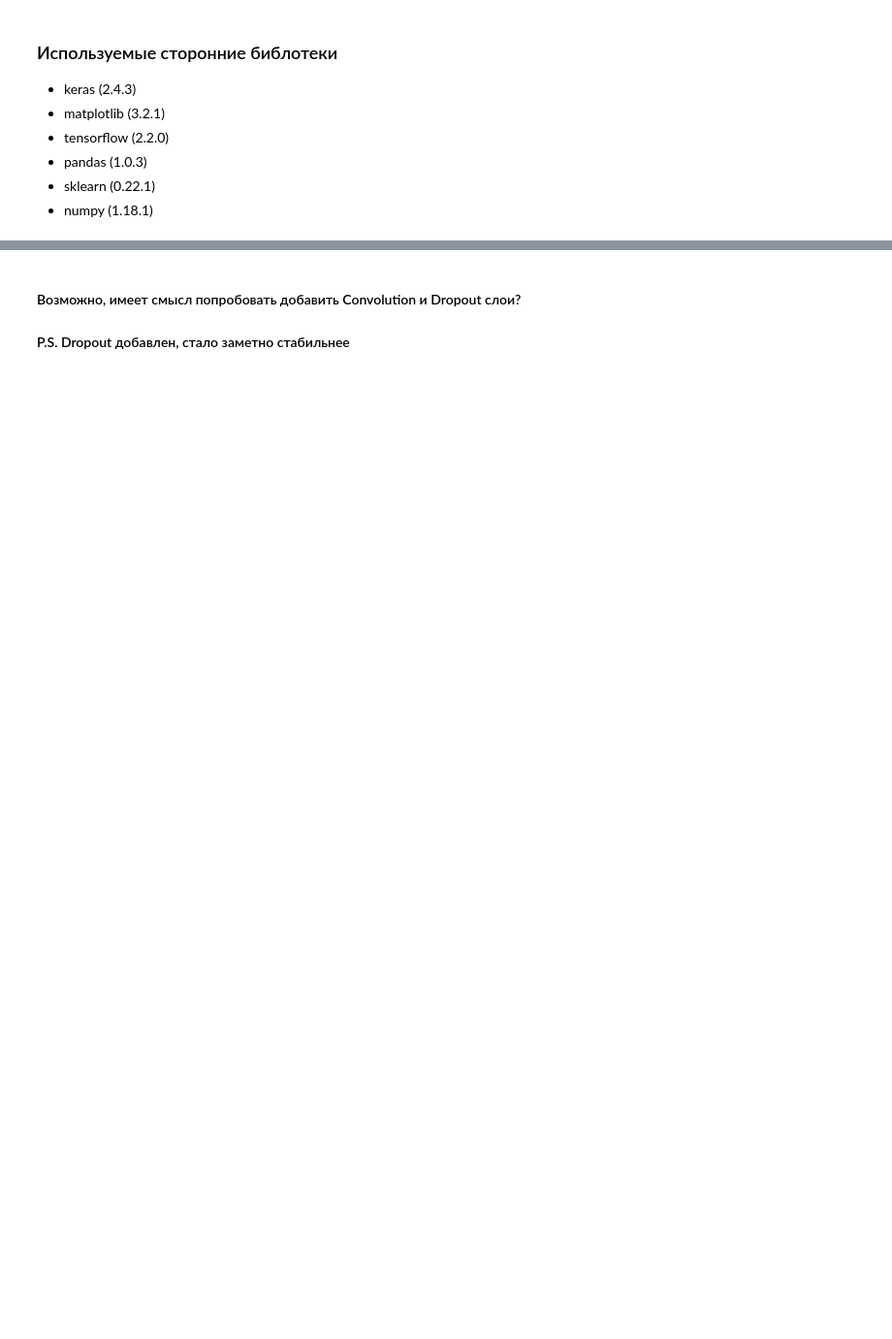
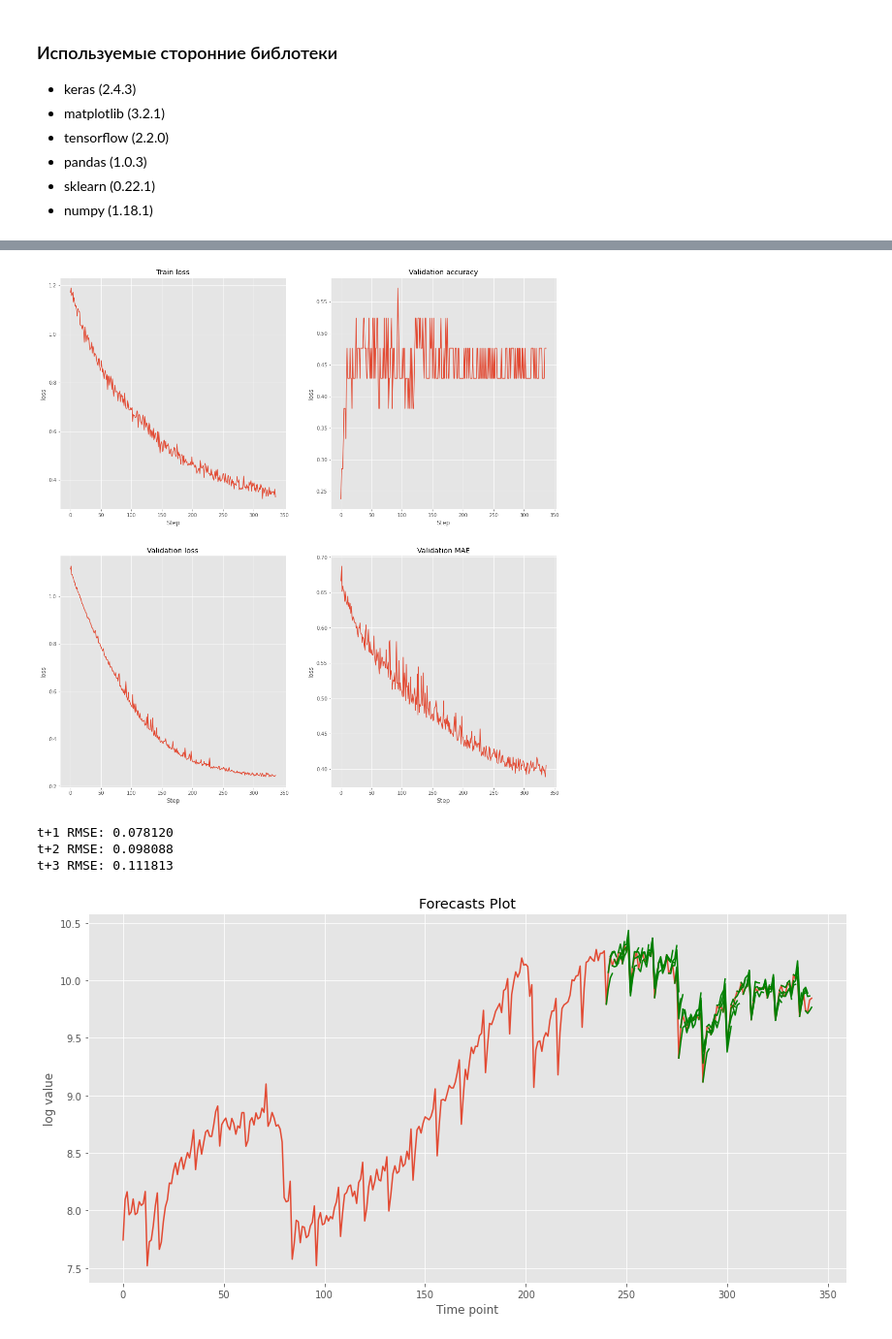
Before and after one commit to kniazieva/RNN, a Jupyter notebook: LTSM_test.ipynb, the cells around one changed output, grey strips where cells are left out. Shown: that part at 97% size. Saved outputs shown, nothing was run; the diff lists cells and outputs as text; code cells hidden in the pictures; blank space fills up the shorter version.

```diff
--- a/LTSM_test.ipynb
+++ b/LTSM_test.ipynb
@@ -13,8 +13,9 @@ import warnings
 warnings.filterwarnings("ignore")
 # %%
 # импортируем зависимости
-
+import pandas as pd
 from pandas import DataFrame
+import tensorflow as tf
 from pandas import Series
 from pandas import concat
 from pandas import read_csv
@@ -24,11 +25,11 @@ from sklearn.preprocessing import MinMaxScaler, StandardScaler
 from keras.models import Sequential
 from keras.layers import LSTM, Conv1D, Dropout, Dense
 import keras
+import matplotlib.pyplot as plt
 from math import sqrt
-pyplot.style.use('ggplot')
+plt.style.use('ggplot')
 from numpy import array
 import pandas as pd
-import matplotlib.pyplot as plt
 import numpy as np
 # %%
 # функции, связанные с предобработкой
@@ -231,23 +229,23 @@ def plot_forecasts(series, forecasts, n_test):
     График полный (Включает весь train sample).
     """
 
-    pyplot.figure(figsize=(14,7))
+    plt.figure(figsize=(14,7))
 
-    pyplot.plot(series.values)
+    plt.plot(series.values)
 
     for i in range(len(forecasts)):
         off_s = len(series) - n_test + i - 1
         off_e = off_s + len(forecasts[i]) + 1
         xaxis = [x for x in range(off_s, off_e)]
         yaxis = [series.values[off_s]] + forecasts[i]
-        pyplot.plot(xaxis, yaxis, color='green')
+        plt.plot(xaxis, yaxis, color='green')
 
 
     plt.title('Forecasts Plot')
     plt.xlabel('Time point')
     plt.ylabel('log value')
 
-    pyplot.show()
+    plt.show()
 
 def plot_forecasts_cropped(series, forecasts, n_test):
 
@@ -267,7 +265,7 @@ def plot_forecasts_cropped(series, forecasts, n_test):
         off_e = off_s + len(forecasts[i]) + 1
         xaxis = [x for x in range(off_s, off_e)]
         yaxis = [series.values[off_s]] + forecasts[i]
-        pyplot.plot(xaxis, yaxis, color='green')
+        plt.plot(xaxis, yaxis, color='green')
 
     plt.xlim([len(series) - 2*n_test, len(series)])
     plt.ylim(
@@ -387,5 +343,48 @@ t+3 RMSE: 0.057668
-# %% [markdown]
-##
-#### Возможно, имеет смысл попробовать добавить Convolution и Dropout слои?
-
-#### P.S. Dropout добавлен, стало заметно стабильнее
+# %%
+#рисуем метрики
+fig, axs = plt.subplots(2,2, figsize=(18,19))
+axs[0][0].plot(history['loss'])
+axs[0][0].set_title('Train loss')
+axs[0][0].set_xlabel('Step')
+axs[0][0].set_ylabel('loss')
+
+axs[1][0].plot(history['val_loss'])
+axs[1][0].set_title('Validation loss')
+axs[1][0].set_xlabel('Step')
+axs[1][0].set_ylabel('loss')
+
+axs[0][1].plot(history['val_accuracy'])
+axs[0][1].set_title('Validation accuracy')
+axs[0][1].set_xlabel('Step')
+axs[0][1].set_ylabel('loss')
+
+axs[1][1].plot(history['val_mae'])
+axs[1][1].set_title('Validation MAE')
+axs[1][1].set_xlabel('Step')
+axs[1][1].set_ylabel('loss')
+
+plt.show()
+
+
+
+# строим предсказания
+forecasts = make_forecasts(model, test, n_lag, n_seq)
+forecasts = inverse_transform(series, forecasts, scaler, n_test+2)
+
+
+# вытаскиваем реальные сценарии
+actual = [row[n_lag:] for row in test]
+actual = inverse_transform(series, actual, scaler, n_test+2)
+
+# на них считаем метрики RMSE
+evaluate_forecasts(actual, forecasts, n_lag, n_seq)
+
+# рисуем
+plot_forecasts(series, forecasts, n_test+2)
+plot_forecasts_cropped(series, forecasts, n_test+2)
+# %% [output]
+[figure, added]
+t+1 RMSE: 0.078120
+t+2 RMSE: 0.098088
+t+3 RMSE: 0.111813
+[figure, added]
```
Also changed, not shown: parts of 6 cells of this notebook.
